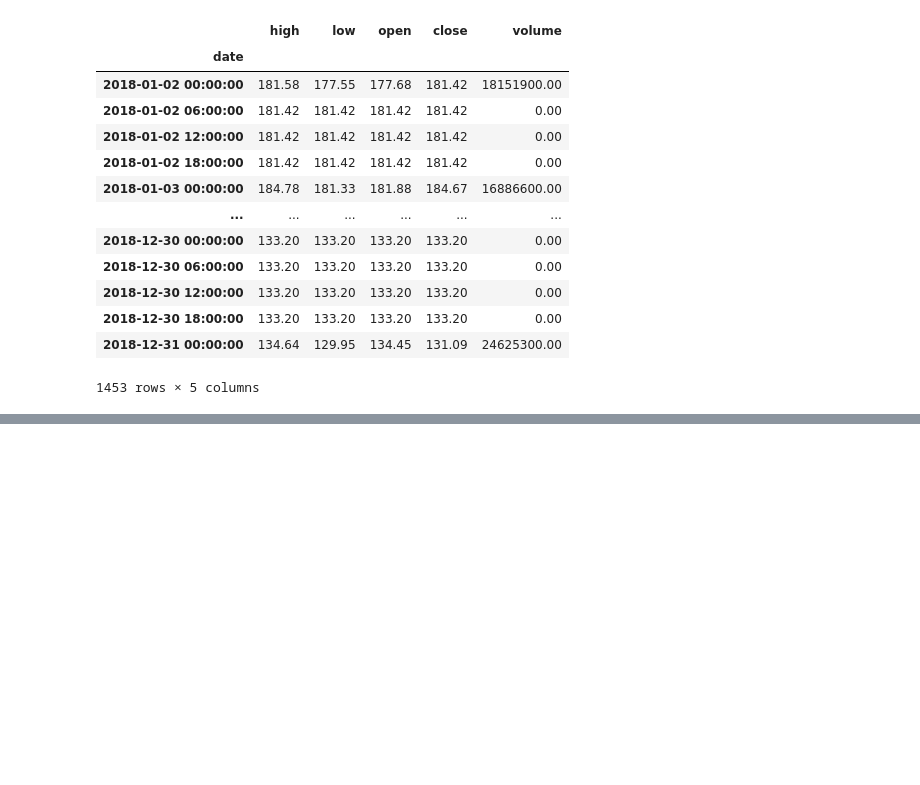
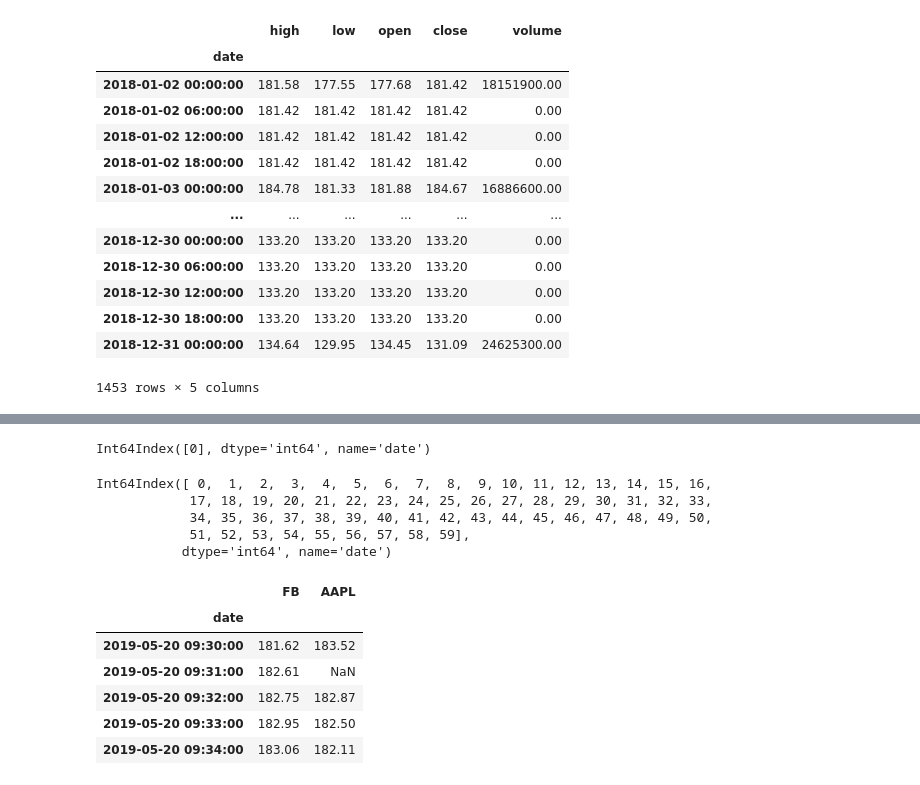
Before and after one commit to nadia-paz/ds-learning, a Jupyter notebook: data_analysis_pandas/08_time_series.ipynb, the cells around one changed output, grey strips where cells are left out. Saved outputs shown, nothing was run; the diff lists cells and outputs as text; code cells hidden in the pictures; blank space fills up the shorter version.

Commit message:
add merge

```diff
--- a/data_analysis_pandas/08_time_series.ipynb
+++ b/data_analysis_pandas/08_time_series.ipynb
@@ -604,0 +632,5 @@ fb.drop('trading_volume', axis=1).resample('6H').asfreq().assign(
+# %%
+with sqlite3.connect('../datasets/stocks.db') as connection:
+    fb_prices = pd.read_sql(
+        'SELECT * FROM fb_prices', connection, index_col='date', parse_dates=['date']
+    )
@@ -604,0 +647,5 @@ fb.drop('trading_volume', axis=1).resample('6H').asfreq().assign(
+# %%
+with sqlite3.connect('../datasets/stocks.db') as connection:
+    apple_prices = pd.read_sql(
+        'SELECT * FROM aapl_prices', connection, index_col='date', parse_dates=['date']
+    )
@@ -604,0 +662,27 @@ fb.drop('trading_volume', axis=1).resample('6H').asfreq().assign(
+# %%
+fb_prices.index.second.unique()
+# %% [output]
+Int64Index([0], dtype='int64', name='date')
+# %%
+apple_prices.index.second.unique().sort_values()
+# %% [output]
+Int64Index([ 0,  1,  2,  3,  4,  5,  6,  7,  8,  9, 10, 11, 12, 13, 14, 15, 16,
+            17, 18, 19, 20, 21, 22, 23, 24, 25, 26, 27, 28, 29, 30, 31, 32, 33,
+            34, 35, 36, 37, 38, 39, 40, 41, 42, 43, 44, 45, 46, 47, 48, 49, 50,
+            51, 52, 53, 54, 55, 56, 57, 58, 59],
+           dtype='int64', name='date')
+# %%
+pd.merge_asof(
+    fb_prices, apple_prices,
+    left_index=True, right_index=True, #datetimes on index
+    # merge with nearest minute
+    direction='nearest', tolerance = pd.Timedelta(30, unit='s')
+).head()
+# %% [output]
+|  | FB | AAPL |
+| date |  |  |
+| 2019-05-20 09:30:00 | 181.62 | 183.52 |
+| 2019-05-20 09:31:00 | 182.61 | NaN |
+| 2019-05-20 09:32:00 | 182.75 | 182.87 |
+| 2019-05-20 09:33:00 | 182.95 | 182.50 |
+| 2019-05-20 09:34:00 | 183.06 | 182.11 |
```
Also changed, not shown: parts of 5 cells of this notebook.
